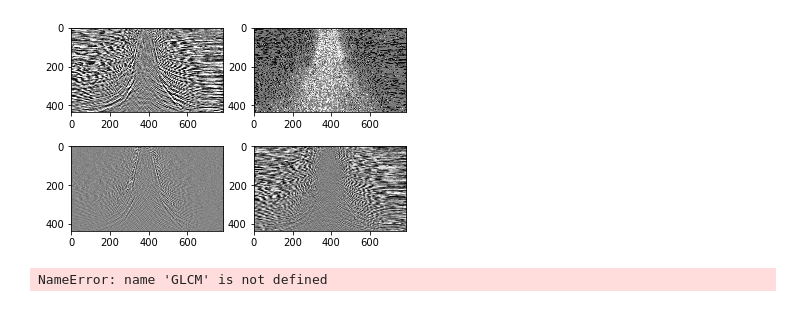
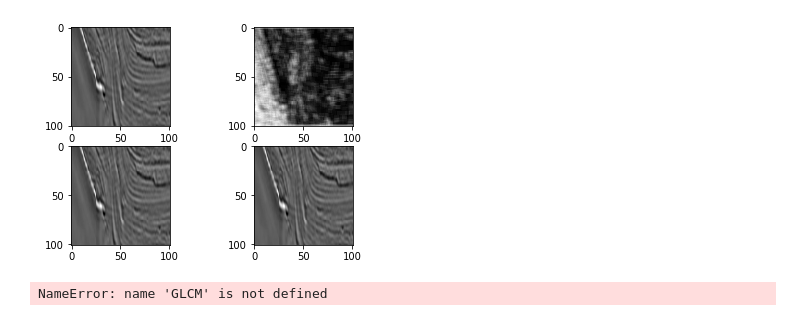
Before and after one commit to cvsaltdome/cv_project, a Jupyter notebook: gl.ipynb, the cells around one changed output. Drawn from its saved outputs; the diff is of its cells as text; code cells hidden in the pictures.

```diff
--- a/gl.ipynb
+++ b/gl.ipynb
@@ -17,7 +17,7 @@ import cv2
 import numpy as np
 import random
 def get_image_files():
-    return glob.glob(os.path.join("data/original", '1.png'))
+    return glob.glob(os.path.join("data/original", '19.png'))
 
 # See PyCharm help at https://www.jetbrains.com/help/pycharm/
 def show_in_plot(img1, img2, img3, img4):
@@ -44,56 +44,36 @@ def get_patch_at(pixel_grid, i, j, size):
     pad_start_y: int = max(0, -(j - half_size))
     pad_end_y: int = max(0, (j + half_size + 1) - y_length)
     pad_value = ((pad_start_x, pad_end_x), (pad_start_y, pad_end_y))
     sliced = pixel_grid[start_x:end_x, start_y:end_y]
     if pad_start_x == 0 and pad_end_x == 0 and pad_start_y == 0 and pad_end_y == 0:
         return sliced
     else:
         return np.pad(sliced, pad_value, 'edge')
 
 
 
 def get_cov(x, y, patch_size):
     x_avg = np.average(x)
     y_avg = np.average(y)
     sum = np.multiply(x-x_avg, y-y_avg)
     return np.sum(sum) / patch_size * patch_size
 
 def treat(img_path):
     I = cv2.cvtColor(cv2.imread(img_path), cv2.COLOR_BGR2GRAY)
 
     I = I
+    GLCM=gl.treat_glcm(img_path,5,'homogeneity')
 
-    patch_size = 3
-    Gx = cv2.Sobel(I, cv2.CV_64F, 1, 0, ksize=patch_size)
-    Gy = cv2.Sobel(I, cv2.CV_64F, 0, 1, ksize=patch_size)
 
-    w, h = I.shape
-    patch_size = 3
 
-    covxx = np.zeros((w, h))
-    covxy = np.zeros((w, h))
-    covyx = np.zeros((w, h))
-    covyy = np.zeros((w, h))
-    GLCM=np.zeros((w, h))
+    show_in_plot(I, GLCM, I,I)
 
-    for i in range(0, w):
-        for j in range(0, h):
-            patch = get_patch_at(I, i, j, patch_size)
-            glcm = greycomatrix(patch, distances=[1], angles=[90], levels=256,symmetric=True, normed=True)
-            GLCM[i,j]=greycoprops(glcm, 'correlation')[0, 0]
-
-    covxy = np.abs(covxy)
-    covxy = covxy / np.max(covxy)
-    # show_in_plot(covxx)
-    show_in_plot(I, GLCM, Gx, Gy)
-    GLCM=(GLCM-np.min(GLCM))/np.ptp(GLCM)*255
-    cv2.imwrite('glcm.png', GLCM.astype(np.uint8))
     # show_in_plot(covyy)
 images_path = get_image_files()
 for image in images_path:
     treat(image)
 # %% [output]
-[figure, old version]
+[figure, new version]
 # %%
 cv2.imwrite('glcm.png', GLCM)
 # %% [output]
```
Also changed, not shown: parts of 1 cell of this notebook, 7 other files.
